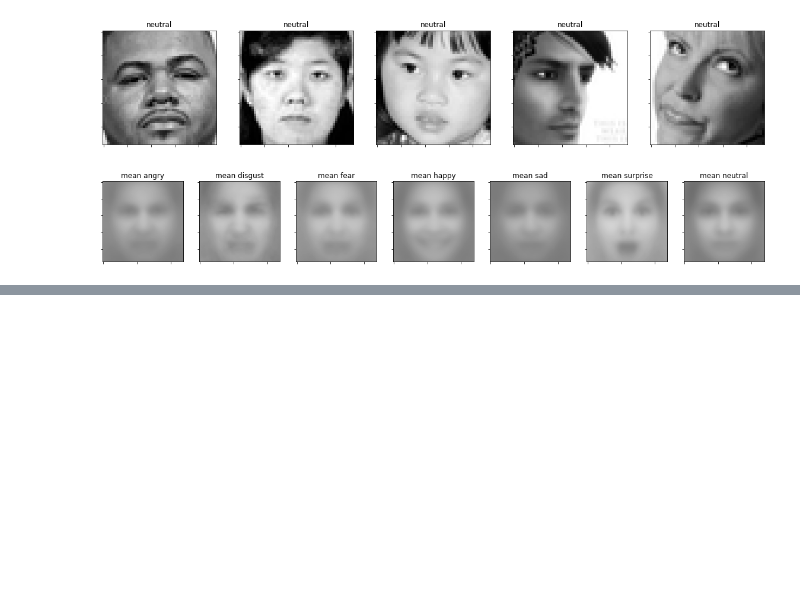
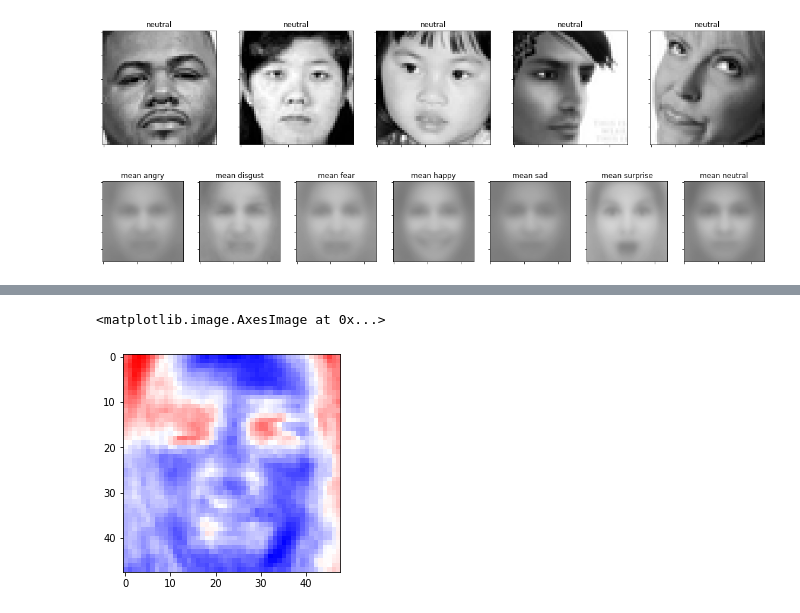
Before and after one commit to jiuntian/partner_face_emotion_recognition, a Jupyter notebook: visual_fer2013.ipynb, the cells around one changed output, grey strips where cells are left out. Drawn from its saved outputs; the diff is of its cells as text; code cells hidden in the pictures; blank space fills up the shorter version.

```diff
--- a/visual_fer2013.ipynb
+++ b/visual_fer2013.ipynb
@@ -175,0 +190,6 @@ for i in range(len(axs)):
+# %%
+var = mean_angry - mean_disgust
+plt.imshow(var, cmap='bwr')
+# %% [output]
+<matplotlib.image.AxesImage at 0x...>
+[figure, added]
```
Also changed, not shown: parts of 4 cells of this notebook.
